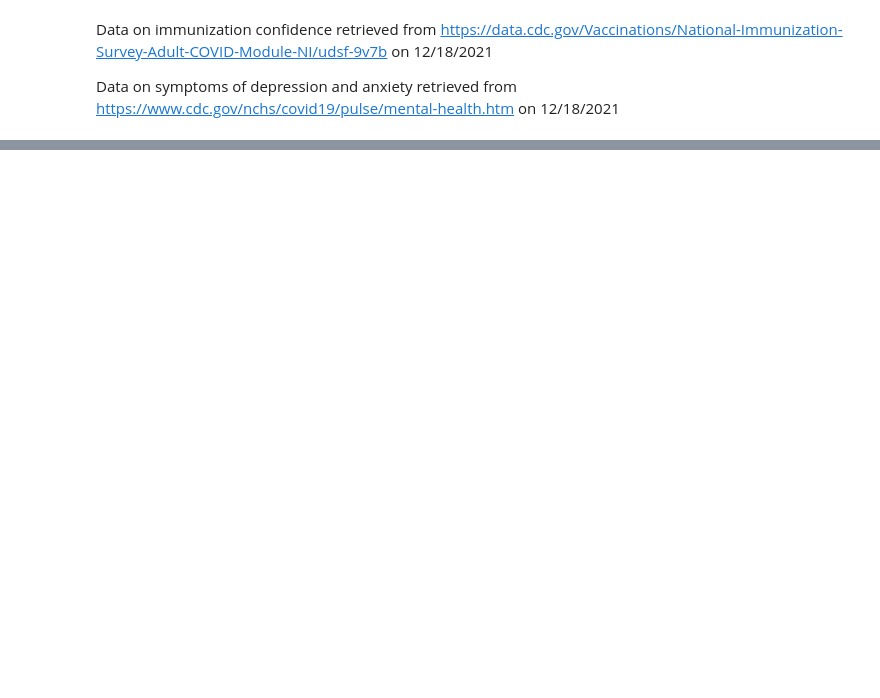
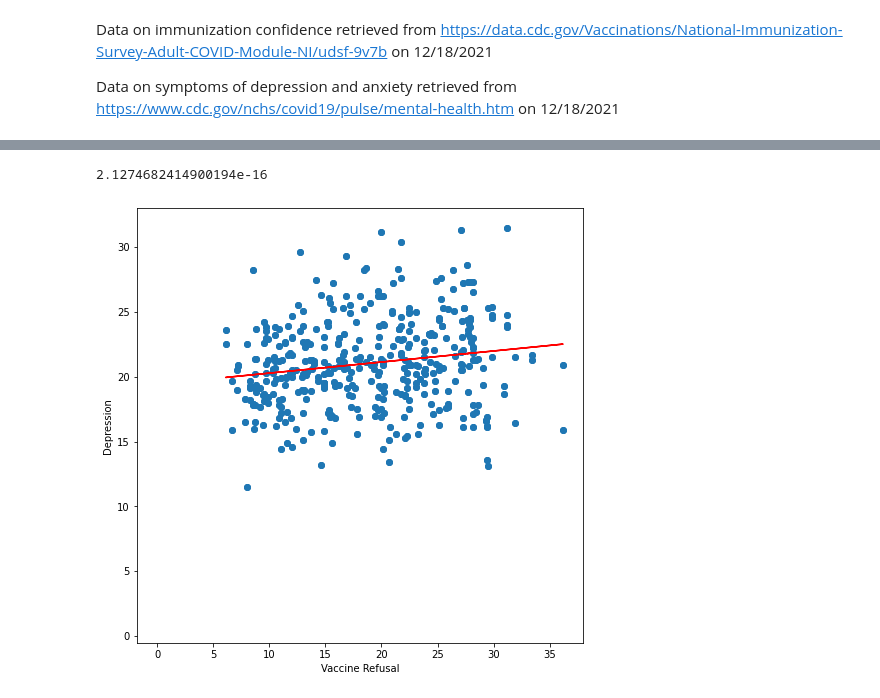
Before and after one commit to adamgrigg/tutorial, a Jupyter notebook: mental-health.ipynb, the cells around one changed output, grey strips where cells are left out. Saved outputs shown, nothing was run; the diff lists cells and outputs as text; code cells hidden in the pictures; blank space fills up the shorter version.

```diff
--- a/mental-health.ipynb
+++ b/mental-health.ipynb
@@ -155,3 +167,14 @@ on 12/18/2021
 Data on symptoms of depression and anxiety retrieved from
 https://www.cdc.gov/nchs/covid19/pulse/mental-health.htm
 on 12/18/2021
+# %%
+
+merged = pd.merge(depresso, no_vacc, how = 'left', left_on = ['State','Month'], right_on = ['Geography','Time Period'])
+trimmed = merged.dropna()[['State','Month','Value','Estimate (%)']]
+trimmed.set_axis(['State','Month','Depression','Vaccine Refusal'],axis = 1, inplace = True)
+anxiety = month_health.loc[month_health['Indicator'] == 'Symptoms of Anxiety Disorder']
+added_anxiety = pd.merge(trimmed,anxiety, how = 'left', on = ['State','Month'])
+trimmed = added_anxiety[['State','Month','Depression','Vaccine Refusal','Value']]
+trimmed.set_axis(['State','Month','Depression','Vaccine Refusal','Anxiety'],axis = 1, inplace = True)
+
+print(trimmed.info())
@@ -157,0 +201,16 @@ on 12/18/2021
+# %%
+plt.figure(figsize=(8,8))
+x = trimmed['Vaccine Refusal']
+y = trimmed['Depression']
+p = ttest_ind(x, y).pvalue
+print(p)
+m, b = np.polyfit(x,y,1)
+plt.xlabel("Vaccine Refusal")
+plt.ylabel("Depression")
+plt.plot(x,y,'o')
+plt.plot(x,(m*x)+b,1,color='red')
+plt.show()
+plt.close()
+# %% [output]
+2.1274682414900194e-16
+[figure, added]
```
Also changed, not shown: parts of 18 cells of this notebook.
